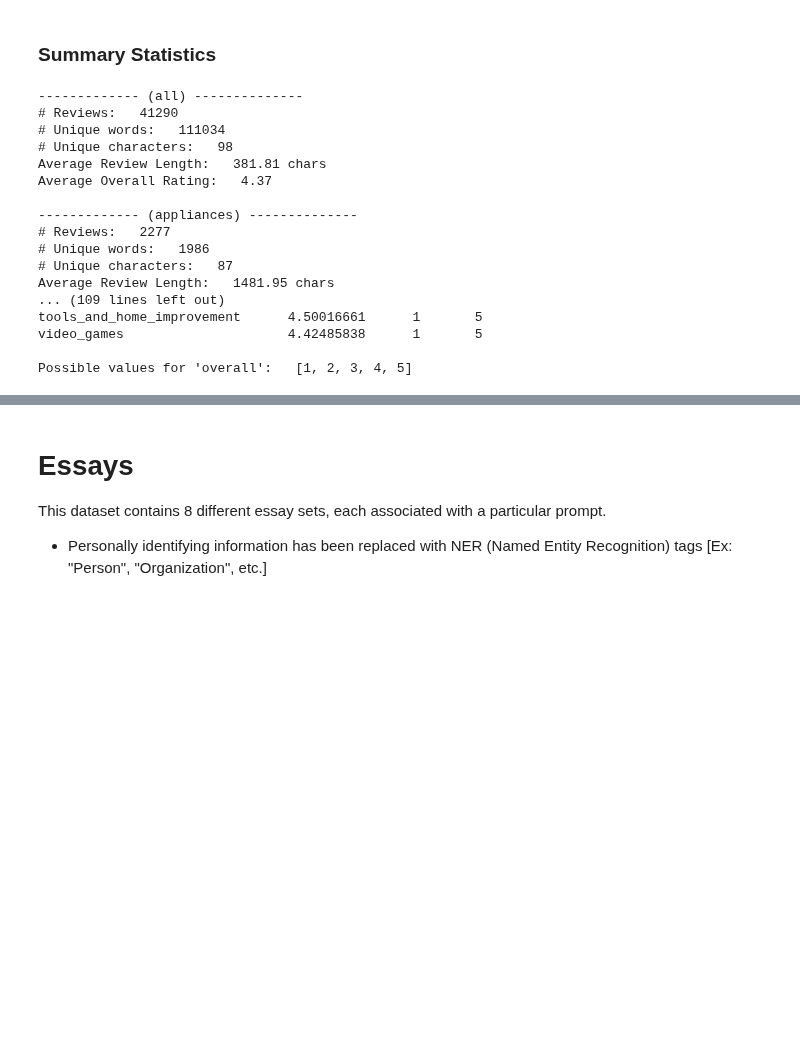
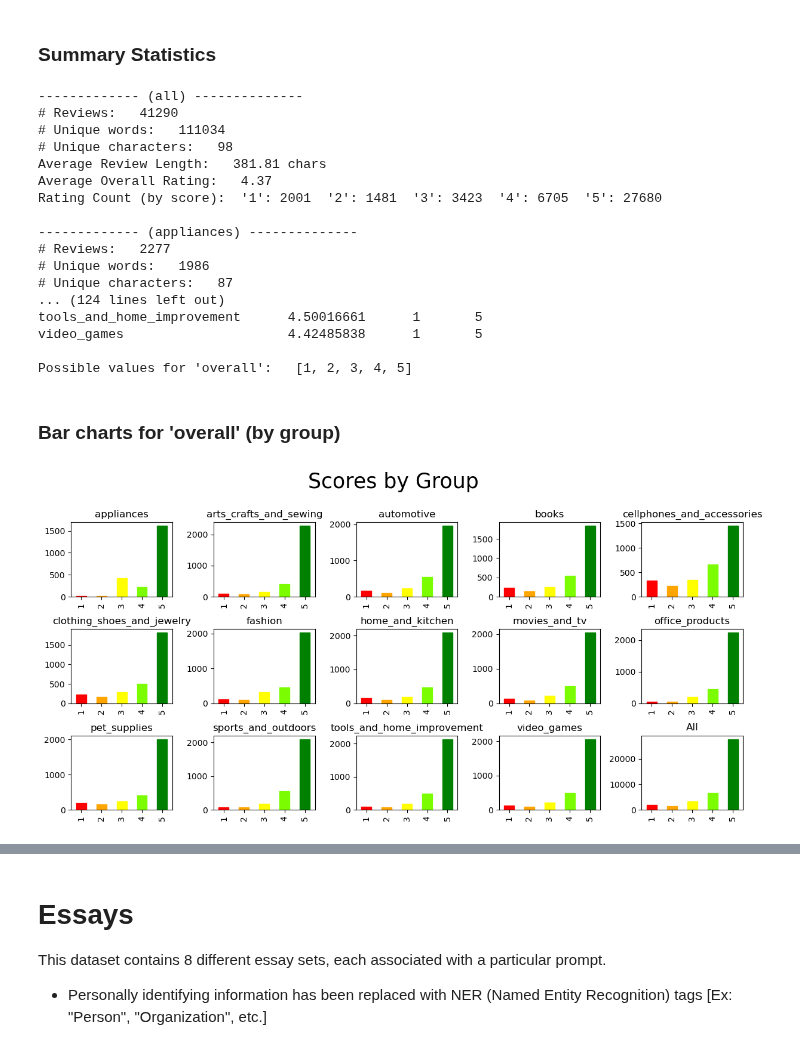
Before and after one commit to lliv12/nlp-lime-ig, a Jupyter notebook: datasets_overview.ipynb, the cells around one changed output, grey strips where cells are left out. Saved outputs shown, nothing was run; the diff lists cells and outputs as text; code cells hidden in the pictures; blank space fills up the shorter version.

```diff
--- a/datasets_overview.ipynb
+++ b/datasets_overview.ipynb
@@ -93,6 +93,9 @@ for dataset in ['all', *reviews_data['type'].unique()]:
     print("# Unique characters:  ", len(char_tokens))
     print("Average Review Length:  ", np.round_(sum_rev_len / len(data), 2), "chars")
     print("Average Overall Rating:  ", np.round_(data['overall'].mean(), 2))
+    counts = data['overall'].value_counts()
+    print("Rating Count (by score):  '1': {s1}  '2': {s2}  '3': {s3}  '4': {s4}  '5': {s5} ".format(
+        s1=counts[1], s2=counts[2], s3=counts[3], s4=counts[4], s5=counts[5]))
     print()
 print()
 print("------------------- Score Summaries -------------------")
@@ -113,14 +116,43 @@ print("Possible values for 'overall':\t", sorted(reviews_data['overall'].unique(
 # Unique characters:   98
 Average Review Length:   381.81 chars
 Average Overall Rating:   4.37
+Rating Count (by score):  '1': 2001  '2': 1481  '3': 3423  '4': 6705  '5': 27680
 
 ------------- (appliances) --------------
 # Reviews:   2277
 # Unique words:   1986
 # Unique characters:   87
-Average Review Length:   1481.95 chars
-... (109 lines left out)
+... (124 lines left out)
 tools_and_home_improvement      4.50016661      1       5
 video_games                     4.42485838      1       5
 
 Possible values for 'overall':   [1, 2, 3, 4, 5]
+# %% [markdown]
+### Bar charts for 'overall' (by group)
+# %%
+def create_reviews_plot(df, title, bin=False):
+    fig, ax = plt.subplots(3, 5, figsize=(12, 6))
+    fig.suptitle(title, size=25, y=1.0)
+
+    group_types = df['type'].unique()
+    colors_dict = {0: 'red', 1: 'blue'} if (bin) else {0: 'red', 1: 'orange', 2: 'yellow', 3: 'lawngreen', 4: 'green'}
+    for r in range(len(ax)):
+        for c in range(len(ax[0])):
+            idx = r*len(ax[0]) + c
+            if idx < 14:
+                p = df[df['type'] == group_types[idx]]['overall'].value_counts().sort_index()
+                bar = p.plot.bar(ax=ax[r][c], title=group_types[idx])
+            else:
+                bar = df['overall'].value_counts().sort_index().plot.bar(ax=ax[r][c], color={'red', 'orange', 'yellow', 'lawngreen', 'green'}, title="All")
+            for i in range(len(bar.patches)):  bar.patches[i].set(color=colors_dict[i])
+    fig.tight_layout()
+
+create_reviews_plot(reviews_data, "Scores by Group")
+
+# -------------------- OBSERVATIONS --------------------
+#
+# -  The representation of scores is very imbalanced; most are 5
+#        * We might consider balancing this out by removing over-represented examples
+#        * We could also balance this out using binarization; make '5' the only positive score
+# %% [output]
+[figure, added]
```
Also changed, not shown: parts of 9 cells of this notebook, 3 other files.
